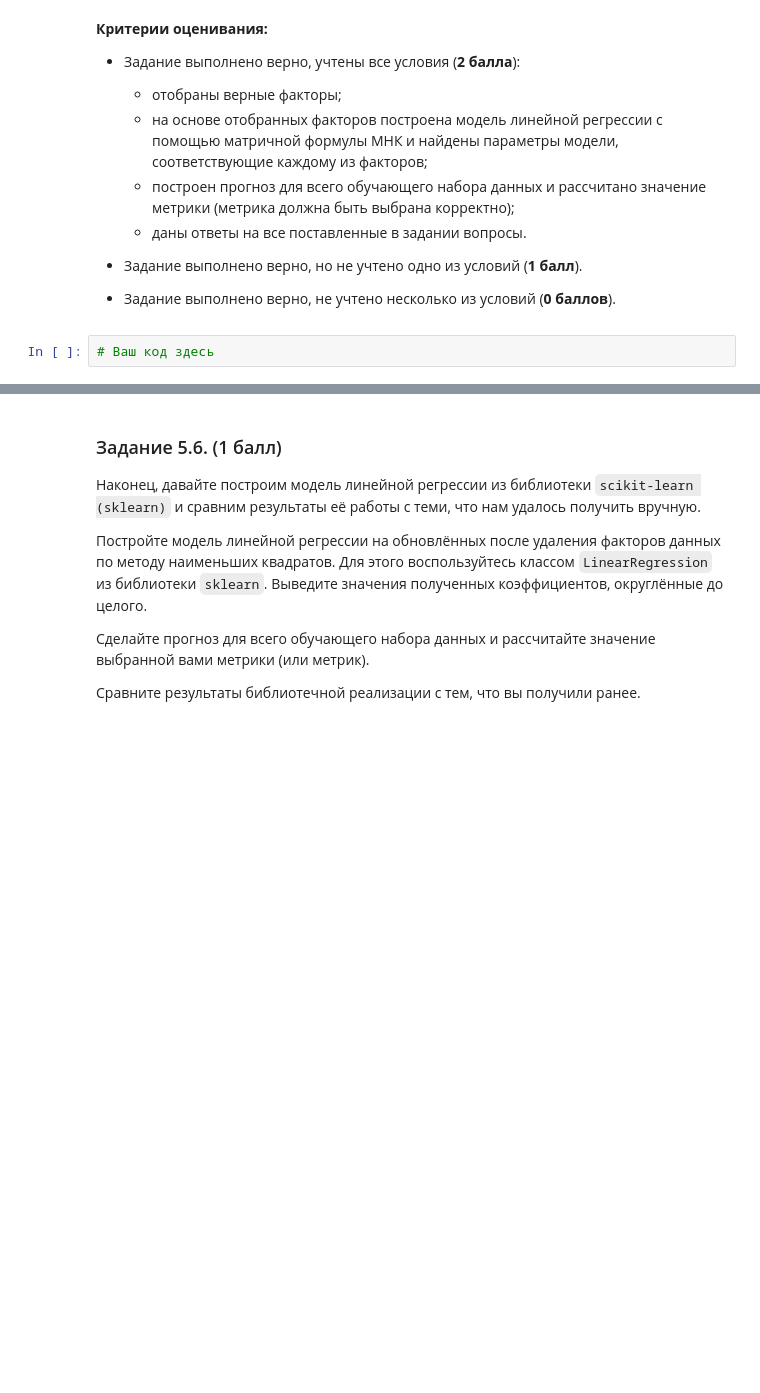
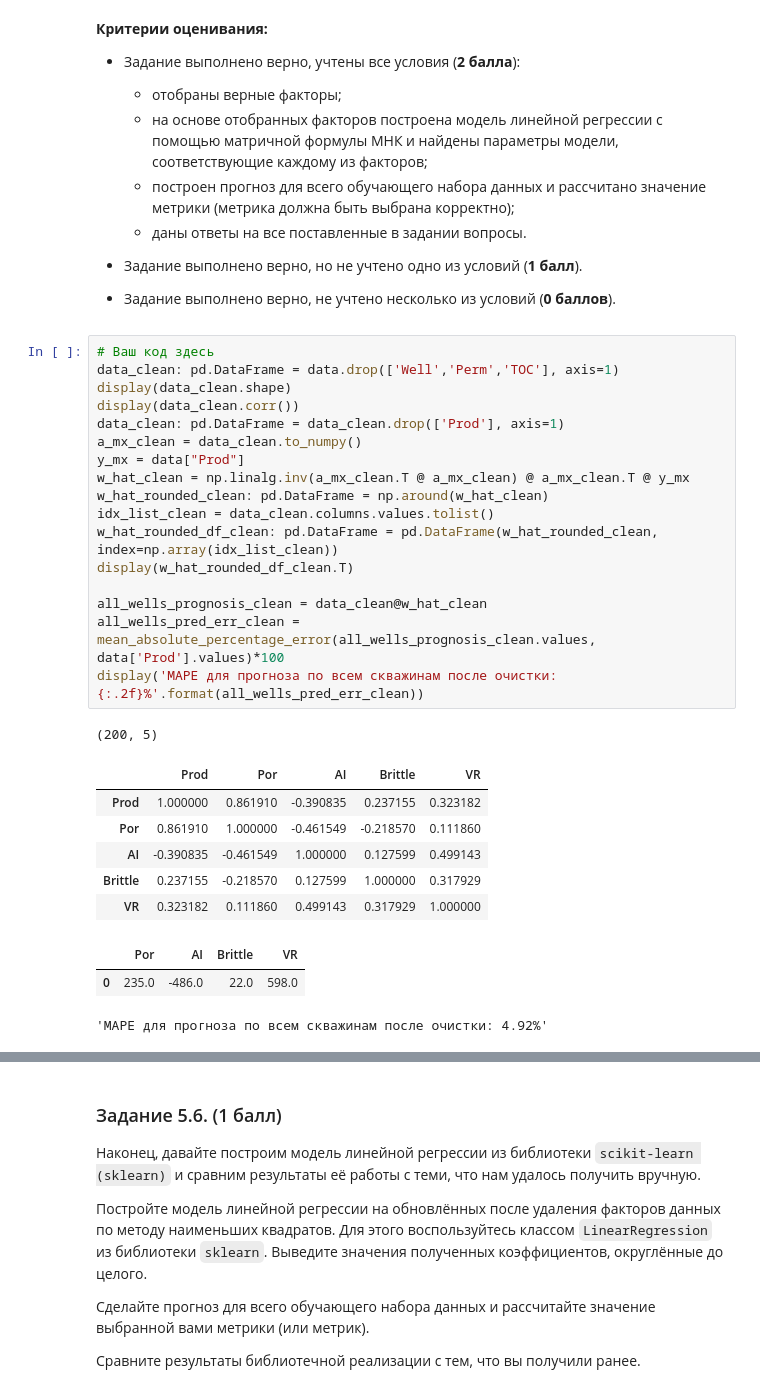
Before and after one commit to JarikDev/gatinskii_linal_hw_1, a Jupyter notebook: Gatinskii_I_A_MATH_ML_2.ipynb, the cells around one changed output, grey strips where cells are left out. Drawn from its saved outputs; the diff is of its cells as text; blank space fills up the shorter version.

```diff
--- a/Gatinskii_I_A_MATH_ML_2.ipynb
+++ b/Gatinskii_I_A_MATH_ML_2.ipynb
@@ -202,5 +390,31 @@ data.head()
 - Задание выполнено верно, не учтено несколько из условий (**0 баллов**).
 # %%
 # Ваш код здесь
+data_clean: pd.DataFrame = data.drop(['Well','Perm','TOC'], axis=1)
+display(data_clean.shape)
+display(data_clean.corr())
+data_clean: pd.DataFrame = data_clean.drop(['Prod'], axis=1)
+a_mx_clean = data_clean.to_numpy()
+y_mx = data["Prod"]
+w_hat_clean = np.linalg.inv(a_mx_clean.T @ a_mx_clean) @ a_mx_clean.T @ y_mx
+w_hat_rounded_clean: pd.DataFrame = np.around(w_hat_clean)
+idx_list_clean = data_clean.columns.values.tolist()
+w_hat_rounded_df_clean: pd.DataFrame = pd.DataFrame(w_hat_rounded_clean, index=np.array(idx_list_clean))
+display(w_hat_rounded_df_clean.T)
+
+all_wells_prognosis_clean = data_clean@w_hat_clean
+all_wells_pred_err_clean = mean_absolute_percentage_error(all_wells_prognosis_clean.values, data['Prod'].values)*100
+display('MAPE для прогноза по всем скважинам после очистки: {:.2f}%'.format(all_wells_pred_err_clean))
+# %% [output]
+(200, 5)
+|  | Prod | Por | AI | Brittle | VR |
+| Prod | 1.000000 | 0.861910 | -0.390835 | 0.237155 | 0.323182 |
+| Por | 0.861910 | 1.000000 | -0.461549 | -0.218570 | 0.111860 |
+| AI | -0.390835 | -0.461549 | 1.000000 | 0.127599 | 0.499143 |
+| Brittle | 0.237155 | -0.218570 | 0.127599 | 1.000000 | 0.317929 |
+| VR | 0.323182 | 0.111860 | 0.499143 | 0.317929 | 1.000000 |
+|  | Por | AI | Brittle | VR |
+| 0 | 235.0 | -486.0 | 22.0 | 598.0 |
+'MAPE для прогноза по всем скважинам после очистки: 4.92%'
 # %% [markdown]
 > *Ваши выводы здесь*
```
Also changed, not shown: parts of 24 cells of this notebook.
